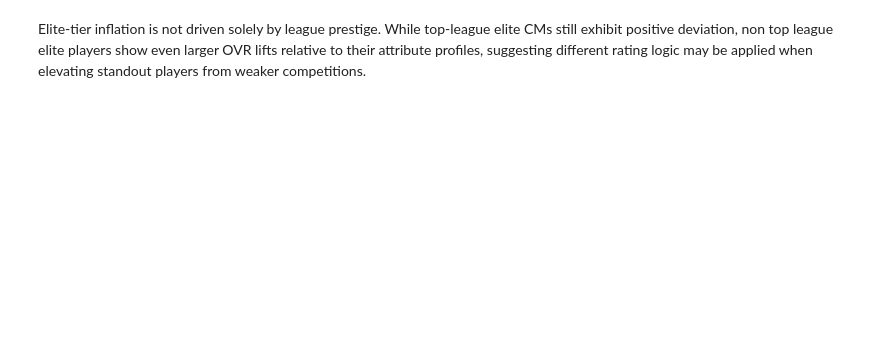
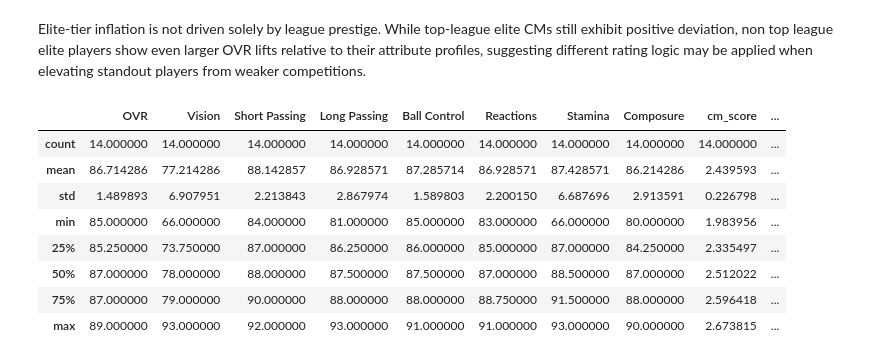
Before and after one commit to an1rudhrawat/EAFC-Dataset-Analysis, a Jupyter notebook: EAFC (1).ipynb, the cells around one changed output. Cells and saved outputs as stored; diff of their text form; code cells hidden in the pictures; blank space fills up the shorter version.

```diff
--- a/EAFC (1).ipynb
+++ b/EAFC (1).ipynb
@@ -1257,2 +1270,14 @@ plt.show()
 # %% [markdown]
 Elite-tier inflation is not driven solely by league prestige. While top-league elite CMs still exhibit positive deviation, non top league elite players show even larger OVR lifts relative to their attribute profiles, suggesting different rating logic may be applied when elevating standout players from weaker competitions.
+# %%
+elite_box.describe()
+# %% [output]
+|  | OVR | Vision | Short Passing | Long Passing | Ball Control | Reactions | Stamina | Composure | cm_score | ... |
+| count | 14.000000 | 14.000000 | 14.000000 | 14.000000 | 14.000000 | 14.000000 | 14.000000 | 14.000000 | 14.000000 | ... |
+| mean | 86.714286 | 77.214286 | 88.142857 | 86.928571 | 87.285714 | 86.928571 | 87.428571 | 86.214286 | 2.439593 | ... |
+| std | 1.489893 | 6.907951 | 2.213843 | 2.867974 | 1.589803 | 2.200150 | 6.687696 | 2.913591 | 0.226798 | ... |
+| min | 85.000000 | 66.000000 | 84.000000 | 81.000000 | 85.000000 | 83.000000 | 66.000000 | 80.000000 | 1.983956 | ... |
+| 25% | 85.250000 | 73.750000 | 87.000000 | 86.250000 | 86.000000 | 85.000000 | 87.000000 | 84.250000 | 2.335497 | ... |
+| 50% | 87.000000 | 78.000000 | 88.000000 | 87.500000 | 87.500000 | 87.000000 | 88.500000 | 87.000000 | 2.512022 | ... |
+| 75% | 87.000000 | 79.000000 | 90.000000 | 88.000000 | 88.000000 | 88.750000 | 91.500000 | 88.000000 | 2.596418 | ... |
+| max | 89.000000 | 93.000000 | 92.000000 | 93.000000 | 91.000000 | 91.000000 | 93.000000 | 90.000000 | 2.673815 | ... |
```
Also changed, not shown: parts of 8 cells of this notebook.
